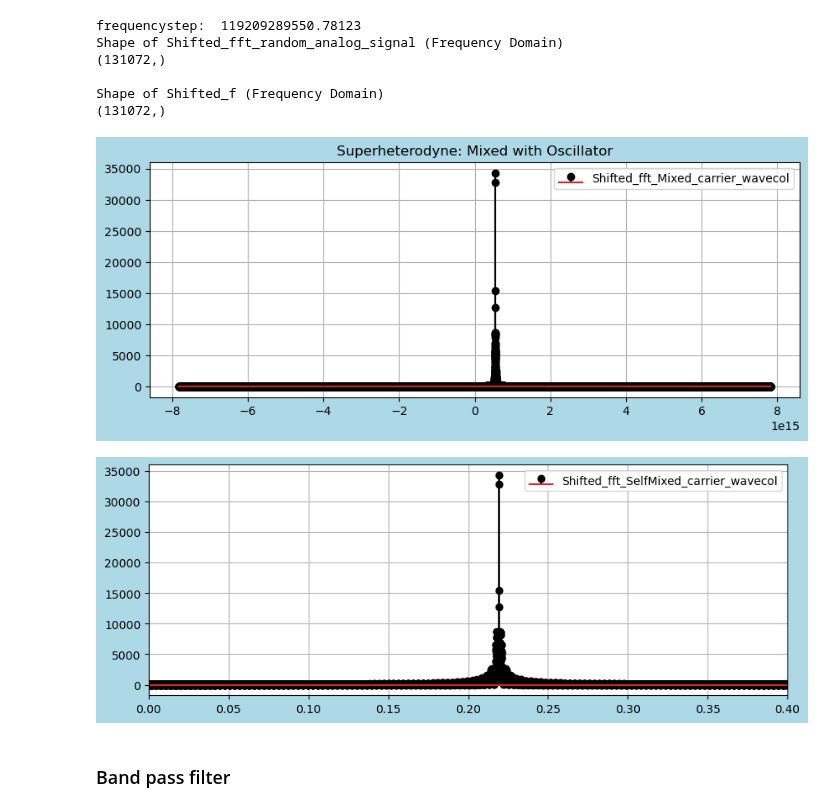
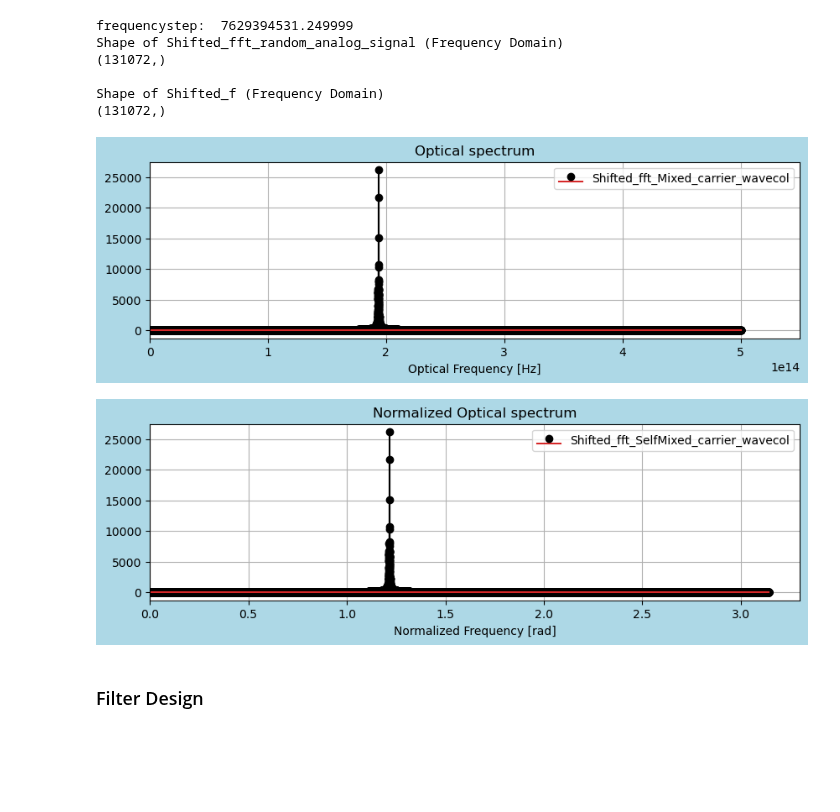
Before and after one commit to tacticstactics/Optical-pulse-broadening, a Jupyter notebook: pulse_broadening_in_optical_filter_main.ipynb, the cells around one changed output. Cells and saved outputs as stored; diff of their text form; code cells hidden in the pictures; blank space fills up the shorter version.

```diff
--- a/pulse_broadening_in_optical_filter_main.ipynb
+++ b/pulse_broadening_in_optical_filter_main.ipynb
@@ -161,65 +133,52 @@ timestep [s]
 N = 2* samplerate
 
 frequencystep = (1/timestep) * (1/N)
-
 print("frequencystep: ", frequencystep)
 
 Shifted_sampleIndex = np.arange(-N//2, N//2)
-# FFTシフト後の[周波数index] --> 周波数間隔 frequencystep
 Shifted_f = Shifted_sampleIndex*frequencystep
-
 
 fft_random_analog_signal = fft(Port1_1_EFcol, N)
 Shifted_fft_random_analog_signal = fftshift(fft_random_analog_signal)
 
 print('Shape of Shifted_fft_random_analog_signal (Frequency Domain)')
 print(Shifted_fft_random_analog_signal.shape)
 print('')
 
 print('Shape of Shifted_f (Frequency Domain)')
 print(Shifted_f.shape)
 print('')
 
-
-fig1 = plt.figure(figsize = (10,8), facecolor='lightblue')
+fig1 = plt.figure(figsize = (10,6), facecolor='lightblue')
 
 ax1_1 = fig1.add_subplot(2, 1, 1)
-ax1_1.set_title("Superheterodyne: Mixed with Oscillator")
+ax1_1.set_title("Optical spectrum")
 ax1_1.stem(Shifted_f, np.abs(Shifted_fft_random_analog_signal),"k",label='Shifted_fft_Mixed_carrier_wavecol')
-#ax1_1.set_xlim(0, frequencystep * samplerate * 1.1/100)
+ax1_1.set_xlabel("Optical Frequency [Hz]")
+ax1_1.set_xlim(0, frequencystep * samplerate * 1.1/1)
 ax1_1.legend()
 ax1_1.grid()
 
-#ax1_2 = fig1.add_subplot(5, 1, 2, sharex = ax1_1)
-#ax1_2.stem(Shifted_f, np.abs(Shifted_fft_Mixed_AM_signalcol),"r",label='Shifted_fft_Mixed_AM_signalcol')
-#ax1_2.legend()
-#ax1_2.grid()
 
-#
 norm_freqcol = np.linspace(-1*np.pi, 1*np.pi, 2*samplerate, endpoint=False)
 
-
-fig2 = plt.figure(figsize = (10,8), facecolor='lightblue')
-ax2_1 = fig2.add_subplot(2, 1, 2)
+fig2 = plt.figure(figsize = (10,6), facecolor='lightblue')
+ax2_1 = fig2.add_subplot(2, 1, 1)
 ax2_1.stem(norm_freqcol, np.abs(Shifted_fft_random_analog_signal),"k",label='Shifted_fft_SelfMixed_carrier_wavecol')
+ax2_1.set_title("Normalized Optical spectrum")
+ax2_1.set_xlabel("Normalized Frequency [rad]")
 ax2_1.legend()
-#ax2_1.set_xlim(0, 1.1*np.pi)
-ax2_1.set_xlim(0, 0.4)
+ax2_1.set_xlim(0, 1.05*np.pi)
 ax2_1.grid()
-
-#ax2_2 = fig2.add_subplot(5, 1, 2)
-#ax2_2.stem(norm_freqcol, np.abs(Shifted_fft_Mixed_AM_signalcol),"r",label='Shifted_fft_Mixed_AM_signalcol')
-#ax2_2.legend()
-#ax2_2.grid()
 # %% [output]
-frequencystep:  119209289550.78123
+frequencystep:  7629394531.249999
 Shape of Shifted_fft_random_analog_signal (Frequency Domain)
 (131072,)
 
 Shape of Shifted_f (Frequency Domain)
 (131072,)
-[figure, old version]
+[figure, new version]
-[figure, old version]
+[figure, new version]
-# %% [markdown]
-### Band pass filter
+# %% [markdown]
+### Filter Design
 # %%
```
Also changed, not shown: parts of 4 cells of this notebook.
